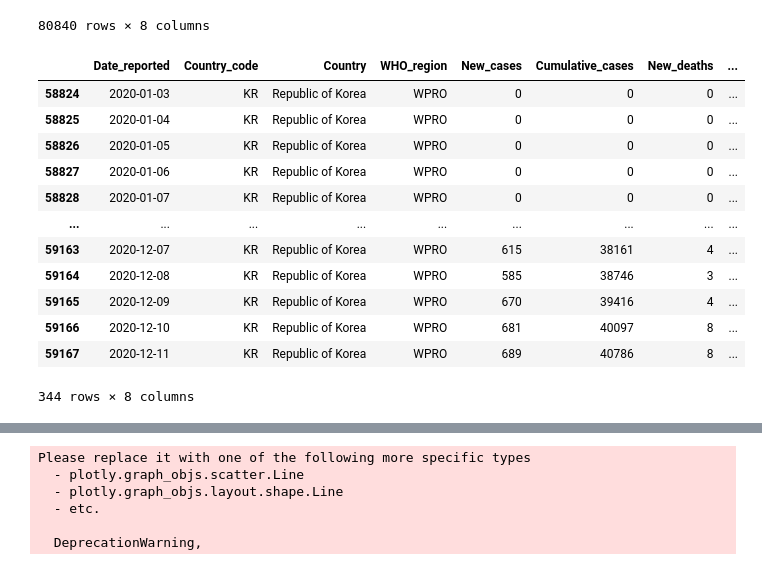
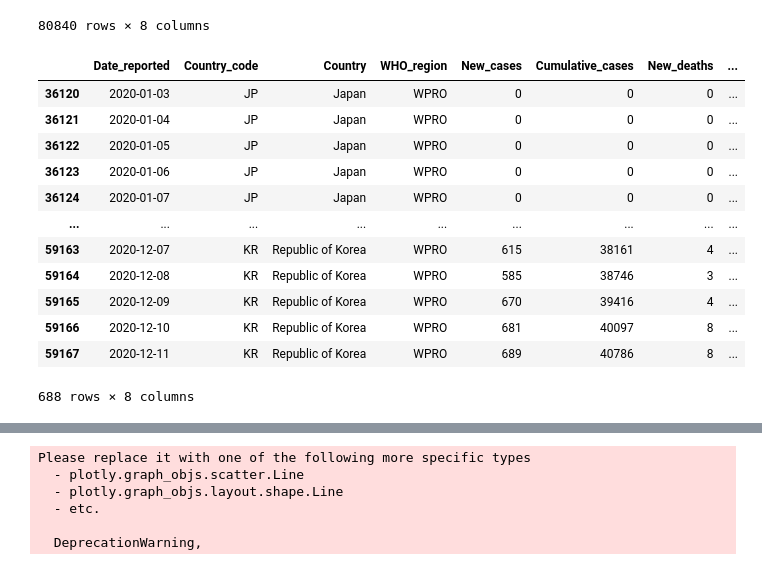
Before and after one commit to Kstyle0710/my_visual, a Jupyter notebook: dash with pandas.ipynb, the cells around one changed output, grey strips where cells are left out. Cells and saved outputs as stored; diff of their text form; code cells hidden in the pictures.

```diff
--- a/dash with pandas.ipynb
+++ b/dash with pandas.ipynb
@@ -25,19 +25,19 @@ src
 | 80839 | 2020-12-11 | ZW | Zimbabwe | AFRO | 74 | 11081 | 1 | ... |
 80840 rows × 8 columns
 # %%
-df = src.loc[src.Country == 'Republic of Korea']
+df = src.loc[src.Country .isin(['Republic of Korea','Japan'])]
 df
 # %% [output]
 |  | Date_reported | Country_code | Country | WHO_region | New_cases | Cumulative_cases | New_deaths | ... |
-| 58824 | 2020-01-03 | KR | Republic of Korea | WPRO | 0 | 0 | 0 | ... |
-| 58825 | 2020-01-04 | KR | Republic of Korea | WPRO | 0 | 0 | 0 | ... |
-| 58826 | 2020-01-05 | KR | Republic of Korea | WPRO | 0 | 0 | 0 | ... |
-| 58827 | 2020-01-06 | KR | Republic of Korea | WPRO | 0 | 0 | 0 | ... |
-| 58828 | 2020-01-07 | KR | Republic of Korea | WPRO | 0 | 0 | 0 | ... |
+| 36120 | 2020-01-03 | JP | Japan | WPRO | 0 | 0 | 0 | ... |
+| 36121 | 2020-01-04 | JP | Japan | WPRO | 0 | 0 | 0 | ... |
+| 36122 | 2020-01-05 | JP | Japan | WPRO | 0 | 0 | 0 | ... |
+| 36123 | 2020-01-06 | JP | Japan | WPRO | 0 | 0 | 0 | ... |
+| 36124 | 2020-01-07 | JP | Japan | WPRO | 0 | 0 | 0 | ... |
 | ... | ... | ... | ... | ... | ... | ... | ... | ... |
 | 59163 | 2020-12-07 | KR | Republic of Korea | WPRO | 615 | 38161 | 4 | ... |
 | 59164 | 2020-12-08 | KR | Republic of Korea | WPRO | 585 | 38746 | 3 | ... |
 | 59165 | 2020-12-09 | KR | Republic of Korea | WPRO | 670 | 39416 | 4 | ... |
 | 59166 | 2020-12-10 | KR | Republic of Korea | WPRO | 681 | 40097 | 8 | ... |
 | 59167 | 2020-12-11 | KR | Republic of Korea | WPRO | 689 | 40786 | 8 | ... |
-344 rows × 8 columns
+688 rows × 8 columns
```
Also changed, not shown: parts of 3 cells of this notebook, 5 other files.
